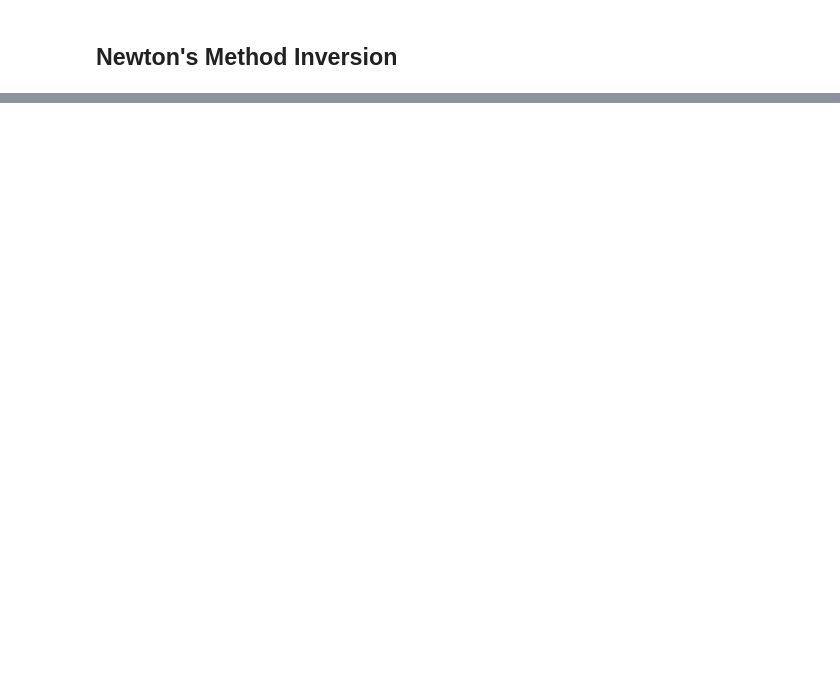
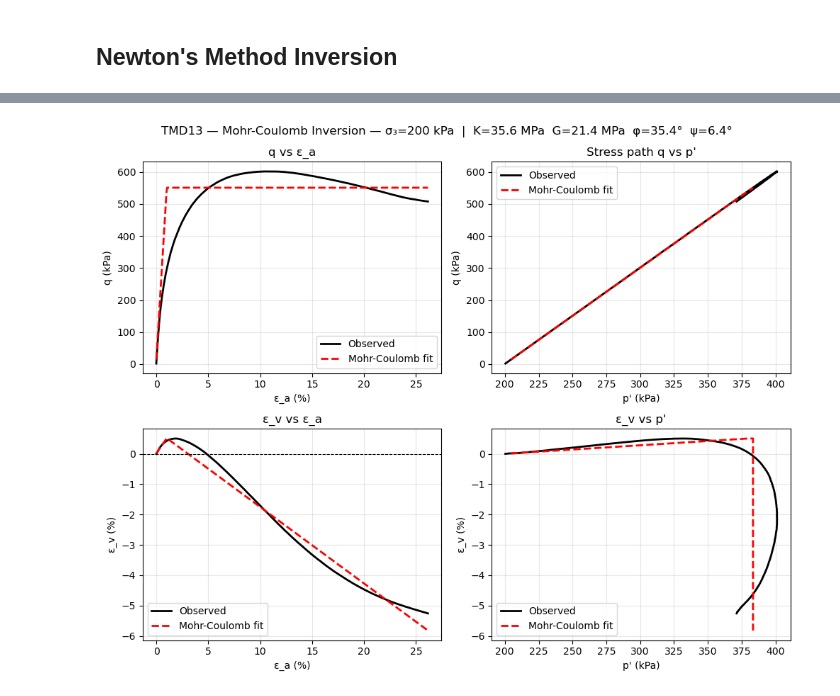
Before and after one commit to lambertnguyen-git/Constitutive-Soil-Models-Inversion-and-Neural-Networks, a Jupyter notebook: ConstitutiveModel_Inversion.ipynb, the cells around one changed output, grey strips where cells are left out. Cells and saved outputs as stored; diff of their text form; code cells hidden in the pictures; blank space fills up the shorter version.

Commit message:
Finalized MC inversion

```diff
--- a/ConstitutiveModel_Inversion.ipynb
+++ b/ConstitutiveModel_Inversion.ipynb
@@ -110,24 +110,22 @@ def objective_function(params, dobs, dpred, wphys, soiltype='sand'):
 
     return phi, phi_q, phi_epsv, phi_phys
 # %%
-# magnitude check
+# Phi Magnitude Check
 data_dir = os.path.join('Karlsruhe-fine-sand-database-complete', 'TMD - triaxial-monotonic-drained')
 test = 'TMD2'
 dobs = loader_drained(test + '.dat', data_dir=data_dir)
 c=0
 
-params0  = np.array([40000., 20000., 35., 0])
+params0  = np.array([110000., 50000., 30., 10])
 q_pred, eps_q_pred, eps_v_pred, p_pred = MC_forward(params0, c=c, sigma3=dobs['sigma3'], eps_max=dobs['epsa'].max(), n_steps=1000, load_tag=110, obs_eps1=dobs['epsa'])
 
 dpred0   = {'q': q_pred, 'epsv': eps_v_pred}
 
-phi, phi_q, phi_epsv, phi_phys = objective_function(params0, dobs, dpred0, wphys=1.0, soiltype='sand')
+phi, phi_q, phi_epsv, phi_phys = objective_function(params0, dobs, dpred0, wphys=100, soiltype='sand')
 
-print(f"phi_data  = {phi_q + phi_epsv:.4f}")
+print(f"phi_data  = {phi_q + phi_epsv:.4f}")       # data misfit minimized when predicted = observed - zero unlikely due to MC limitations
 print(f"phi_q     = {phi_q:.4f}")
 print(f"phi_epsv  = {phi_epsv:.4f}")
-print(f"phi_phys  = {phi_phys:.4f}")
+print(f"phi_phys  = {phi_phys:.4f}")    # zero if within physical bounds
 print(f"phi_total = {phi:.4f}")
-
-print(f"indicates our first guess is pretty far")
 # %% [output]
@@ -152,7 +137,7 @@ epsv_pred min:  0.0114 %
 # %% [markdown]
 ## Newton's Method Inversion
 # %%
-def grad_hess_function(params, dobs, c=0, wphys=1.0, soiltype = 'sand'):
+def grad_hess_function(params, dobs, c=0, wphys=100, soiltype = 'sand'):
 # Taylor Series approx for 2nd derivative: [ f(x+h) - 2f(x) + f(x-h) ] / h^2
 
     grad = np.zeros(len(params))
@@ -160,6 +145,7 @@ def grad_hess_function(params, dobs, c=0, wphys=1.0, soiltype = 'sand'):
     sigma3 = dobs['sigma3']
     obs_eps1=dobs['epsa']
 
+    dx_abs = np.array([1000., 500., 0.5, 0.5])  # scaled pertubation size for different parameters
     q_now, _, eps_v_now, _  =   MC_forward(params, c, sigma3, eps_max=obs_eps1.max(), n_steps=1000, load_tag=110, obs_eps1=obs_eps1)
     dpred_now = {'q': q_now, 'epsv': eps_v_now}
     phi_now, *_ = objective_function(params, dobs, dpred_now, wphys=wphys, soiltype=soiltype)
@@ -167,8 +153,7 @@ def grad_hess_function(params, dobs, c=0, wphys=1.0, soiltype = 'sand'):
 
     for i in range(len(params)):
 
-        dx_frac = 0.01  # scales pertubation size of 1% of parameter value
-        dx = dx_frac * abs(params[i]) if abs(params[i]) > 1e-10 else dx_frac
+        dx = dx_abs[i]
         params_up = params.copy()
         params_up[i] += dx
         params_down = params.copy()
@@ -267,4 +249,11 @@ dobs = loader_drained(test + '.dat', data_dir=data_dir)
 # %%
+## Single Inversion Run
+
+data_dir = os.path.join('Karlsruhe-fine-sand-database-complete', 'TMD - triaxial-monotonic-drained')
+test = 'TMD13'
+dobs = loader_drained(test + '.dat', data_dir=data_dir)
+# returns epsa, epsv, epsq, p, q , sigma3, time
+
 dq   = dobs['q'][5]   - dobs['q'][0]
 deps = dobs['epsa'][5] - dobs['epsa'][0]
 E_est = dq / deps
@@ -274,6 +263,66 @@ G_init = E_est / (2*(1+nu))
 
 params_init = np.array([K_init, G_init, 30, 0])
 c = 0.
+tol=1e-7
+params_opt, phi_history, dpred_final = newton_inversion(params_init, dobs, c=c, wphys=100, soiltype='sand', max_iter=100, tol_phi=tol, tol_hess=tol)
 
-params_opt, phi_history, dpred_final = newton_inversion(params_init, dobs, c=c, wphys=1, soiltype='sand', max_iter=100, tol_phi=1e-6, tol_hess=1e-6)
+## Plots - for viewing
+# observed vs predicted
+K_opt, G_opt, phi_opt, psi_opt = params_opt
+
+pythonfig, axes = plt.subplots(2, 2, figsize=(10, 8))
+
+# q vs eps_a
+axes[0,0].plot(dobs['epsa']*100,        dobs['q'],          'k-',  lw=2, label='Observed')
+axes[0,0].plot(dobs['epsa']*100,        dpred_final['q'],   'r--', lw=2, label='Mohr-Coulomb fit')
+axes[0,0].set_xlabel('ε_a (%)')
+axes[0,0].set_ylabel('q (kPa)')
+axes[0,0].set_title('q vs ε_a')
+axes[0,0].legend()
+axes[0,0].grid(alpha=0.3)
+
+# q vs p
+axes[0,1].plot(dobs['p'],               dobs['q'],          'k-',  lw=2, label='Observed')
+axes[0,1].plot(dpred_final['p'],        dpred_final['q'],   'r--', lw=2, label='Mohr-Coulomb fit')
+axes[0,1].set_xlabel("p' (kPa)")
+axes[0,1].set_ylabel('q (kPa)')
+axes[0,1].set_title("Stress path q vs p'")
+axes[0,1].legend()
+axes[0,1].grid(alpha=0.3)
+
+# epsv vs eps_a
+axes[1,0].plot(dobs['epsa']*100,        dobs['epsv']*100,         'k-',  lw=2, label='Observed')
+axes[1,0].plot(dobs['epsa']*100,        dpred_final['epsv']*100,  'r--', lw=2, label='Mohr-Coulomb fit')
+axes[1,0].set_xlabel('ε_a (%)')
+axes[1,0].set_ylabel('ε_v (%)')
+axes[1,0].set_title('ε_v vs ε_a')
+axes[1,0].axhline(0, color='k', lw=0.8, ls='--')
+axes[1,0].legend()
+axes[1,0].grid(alpha=0.3)
+
+# epsv vs p
+axes[1,1].plot(dobs['p'],               dobs['epsv']*100,         'k-',  lw=2, label='Observed')
+axes[1,1].plot(dpred_final['p'],        dpred_final['epsv']*100,  'r--', lw=2, label='Mohr-Coulomb fit')
+axes[1,1].set_xlabel("p' (kPa)")
+axes[1,1].set_ylabel('ε_v (%)')
+axes[1,1].set_title("ε_v vs p'")
+axes[1,1].legend()
+axes[1,1].grid(alpha=0.3)
+
+plt.suptitle(f'{test} — Mohr-Coulomb Inversion — σ₃={dobs["sigma3"]:.0f} kPa  |  '
+             f'K={K_opt/1000:.1f} MPa  G={G_opt/1000:.1f} MPa  'f'φ={phi_opt:.1f}°  ψ={psi_opt:.1f}°', fontsize=12)
+plt.tight_layout()
+plt.show()
+
+# convergence plot
+plt.figure(figsize=(6, 4))
+plt.plot(phi_history, 'b-o', markersize=4)
+plt.xlabel('Iteration')
+plt.ylabel('Objective φ')
+plt.title('Newton Inversion — Convergence')
+plt.yscale('log')
+plt.gca().xaxis.set_major_locator(ticker.MaxNLocator(integer=True))
+plt.grid(True, alpha=0.3)
+plt.tight_layout()
+plt.show()
 # %% [output]
@@ -285,0 +329 @@ phi_total = 56.4146
+[figure, added]
```
Also changed, not shown: parts of 13 cells of this notebook, 55 other files.
